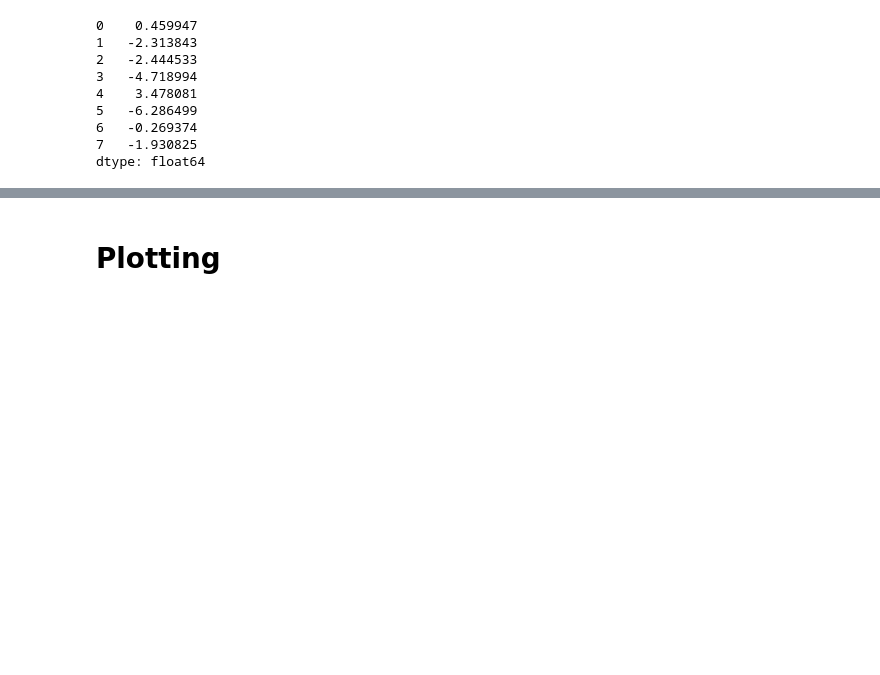
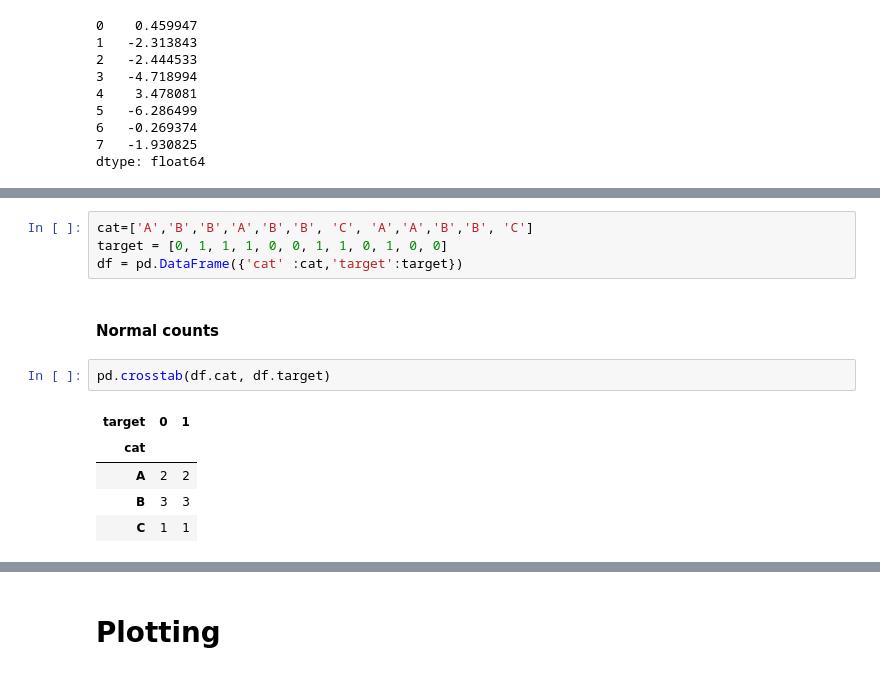
Before and after one commit to cschaerfe/Integrated_Bioinformatics, a Jupyter notebook: cheat_sheets/pandas_Cheatsheet.ipynb, the cells around one changed output, grey strips where cells are left out. Saved outputs shown, nothing was run; the diff lists cells and outputs as text; blank space fills up the shorter version.

Commit message:
added crosstab to cheat sheet

```diff
--- a/cheat_sheets/pandas_Cheatsheet.ipynb
+++ b/cheat_sheets/pandas_Cheatsheet.ipynb
@@ -536,0 +560,14 @@ dtype: float64
+# %%
+cat=['A','B','B','A','B','B', 'C', 'A','A','B','B', 'C']
+target = [0, 1, 1, 1, 0, 0, 1, 1, 0, 1, 0, 0]
+df = pd.DataFrame({'cat' :cat,'target':target})
+# %% [markdown]
+#### Normal counts
+# %%
+pd.crosstab(df.cat, df.target)
+# %% [output]
+| target | 0 | 1 |
+| cat |  |  |
+| A | 2 | 2 |
+| B | 3 | 3 |
+| C | 1 | 1 |
```
Also changed, not shown: parts of 10 cells of this notebook.
